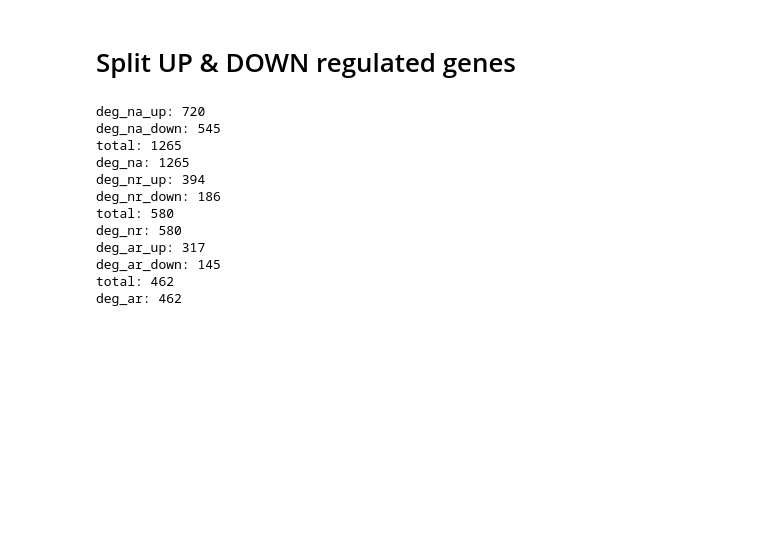
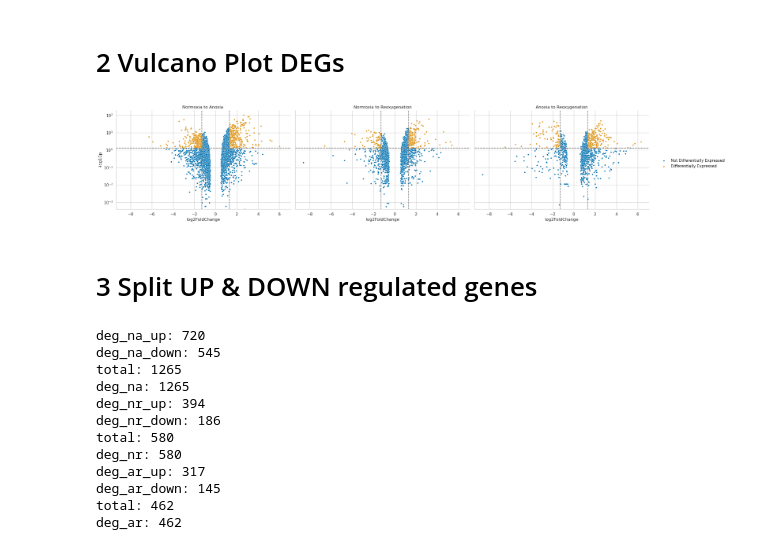
Before and after one commit to MagdalenaWinklhofer/WholeGenomeBisulphiteSequencing, a Jupyter notebook: RNAseq_pipeline/11_identify_DEG.ipynb, the cells around one changed output. Drawn from its saved outputs; the diff is of its cells as text; code cells hidden in the pictures; blank space fills up the shorter version.

```diff
--- a/RNAseq_pipeline/11_identify_DEG.ipynb
+++ b/RNAseq_pipeline/11_identify_DEG.ipynb
@@ -23,5 +25,41 @@ deg_ar = deg_ar.dropna(subset=['log2FoldChange'])
+# %% [markdown]
+# 2 Vulcano Plot DEGs
+# %%
+# merge the dataframes and add column with name of comparison
+deg = pd.concat([deg_na, deg_nr, deg_ar])
+
+# calculate -log10(padj) for each comparison
+deg['-log10p'] = -np.log10(deg['padj'])
+
+# introduce color code
+deg['color'] = 0
+
+# color code for significant genes
+deg.loc[abs(deg['log2FoldChange']) >= 1.3 , 'color'] +=1
+deg.loc[deg['padj'] <= 0.05 , 'color'] +=1
+
+# convert number code into str for Legend labels
+deg.loc[deg['color'] <= 1, 'color'] = 'Not Differentially Expressed'
+deg.loc[deg['color'] == 2, 'color'] = 'Differentially Expressed'
+# %%
+# Vulcano plot
+# create subplot for 3 plots
+sns.set_theme(style='whitegrid')
+g = sns.FacetGrid(deg, col="condition", hue='color', palette='colorblind', height=5, aspect=1.5)
+g.map(sns.scatterplot, 'log2FoldChange','-log10p', s=15)
+g.add_legend(title='')
+g.refline(y=-np.log10(0.05), linestyle='--', linewidth=1.5, color='grey')
+g.refline(x = 1.3, linestyle='--', linewidth=1.5, color='grey')
+g.refline(x = -1.3, linestyle='--', linewidth=1.5, color='grey')
+g.set_titles(col_template="{col_name}")
+g.set(yscale='log')
+
+# save as png
+g.savefig('11_identify_DEG/vulcano_plot_DEG.png', dpi=350, bbox_inches='tight')
+# %% [output]
+[figure, added]
 # %% [markdown]
-# Split UP & DOWN regulated genes
+# 3 Split UP & DOWN regulated genes
 # %%
 # split dataframe by log2FoldChange column. positive values are upregulated, negative values are downregulated
 deg_na_up = deg_na[(deg_na['log2FoldChange'] > 0) & (deg_na['padj'] <= 0.05)]
```
Also changed, not shown: parts of 16 cells of this notebook.
